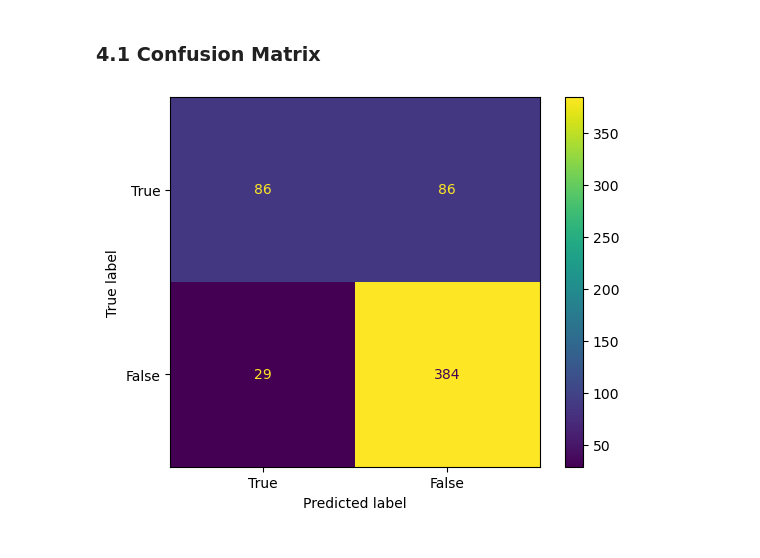
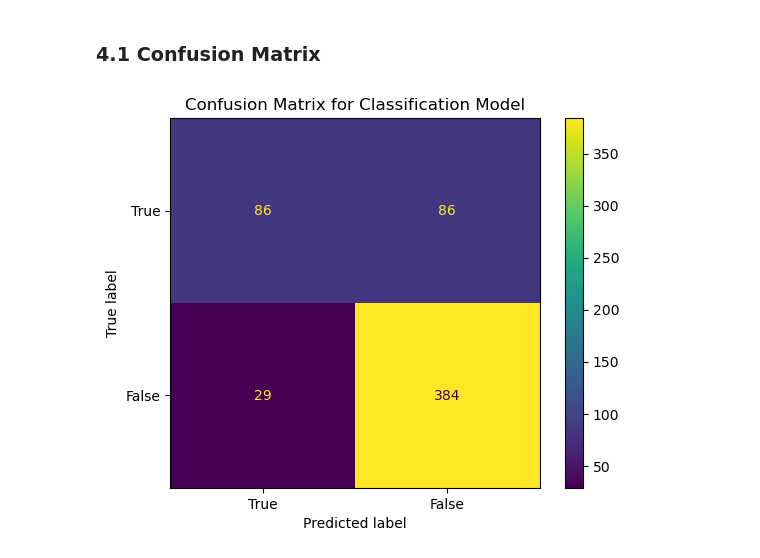
Before and after one commit to RaineScarlett/dsreport, a Jupyter notebook: iteration2.ipynb, the cells around one changed output. Drawn from its saved outputs; the diff is of its cells as text; code cells hidden in the pictures.

Commit message:
Small adjustments, added title to confusion matrix & added some markdown comments

```diff
--- a/iteration2.ipynb
+++ b/iteration2.ipynb
@@ -376,8 +384,9 @@ cm = confusion_matrix(target_test, feature_test['Prediction'])
 # %%
 labels = ['True','False']
 from sklearn.metrics import ConfusionMatrixDisplay
 disp = ConfusionMatrixDisplay(confusion_matrix=cm, display_labels=labels)
 disp.plot()
+plt.title('Confusion Matrix for Classification Model')
 plt.show()
 # %% [output]
-[figure, old version]
+[figure, new version]
```
Also changed, not shown: parts of 11 cells of this notebook.
